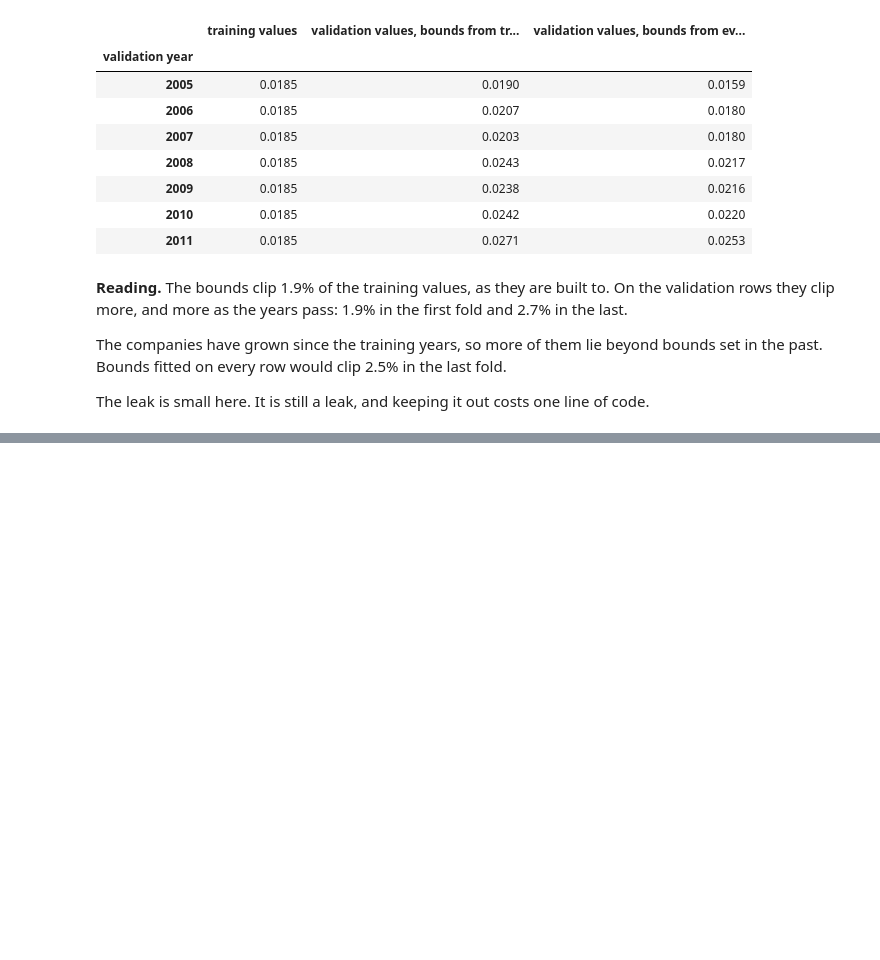
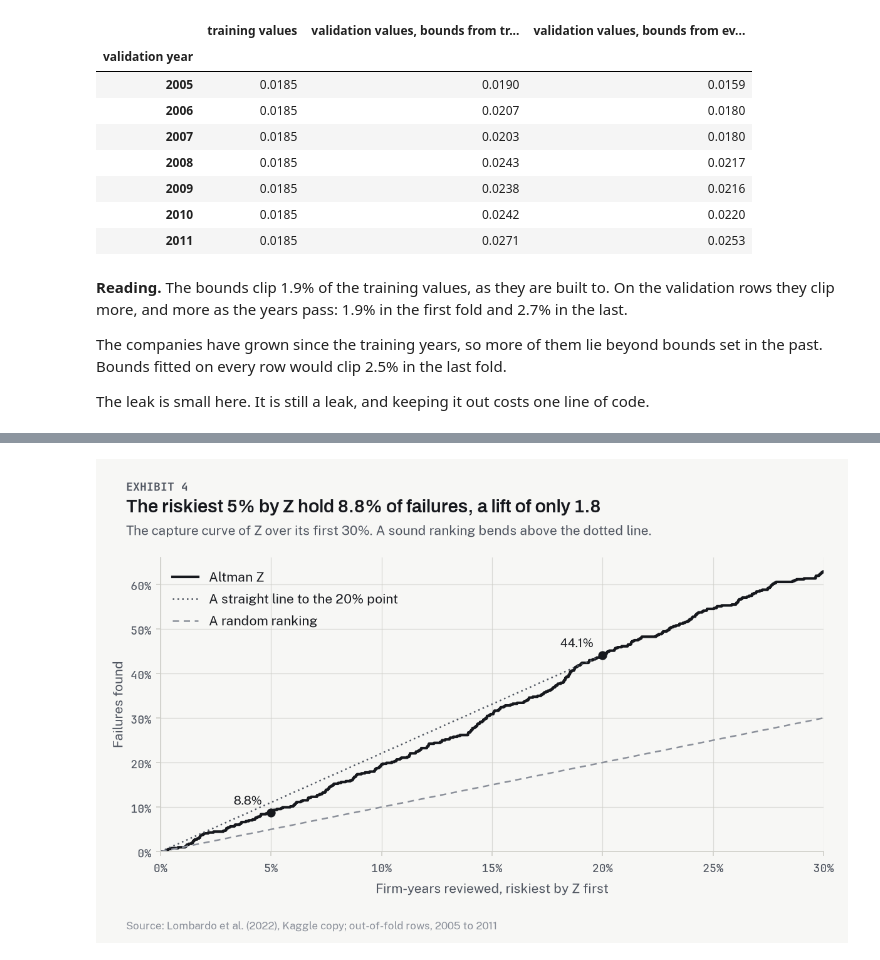
Before and after one commit to lenamonj/corp-default, a Jupyter notebook: notebooks/04_the_yardstick.ipynb, the cells around one changed output, grey strips where cells are left out. Saved outputs shown, nothing was run; the diff lists cells and outputs as text; code cells hidden in the pictures; blank space fills up the shorter version.

```diff
--- a/notebooks/04_the_yardstick.ipynb
+++ b/notebooks/04_the_yardstick.ipynb
@@ -1090,0 +1048,43 @@ viz.exhibit(
+# %%
+z_y, z_pct = z_oof["target"].to_numpy(), z_oof["pct"].to_numpy()
+z_reviewed, z_captured = capture_curve(z_y, z_pct)
+TOP, WIDER = 0.05, 0.20  # the first slice of the ranking, and a wider one to compare it with
+at_top, at_wider = (z_captured[round(share * len(z_y))] for share in (TOP, WIDER))
+lift_top = at_top / TOP
+lift_next = (at_wider - at_top) / (WIDER - TOP)
+# The title and the reading say the ranking is steeper after its first slice. Checked here.
+assert lift_next > lift_top
+
+store.put("z_top", TOP)
+store.put("z_next", WIDER - TOP)
+store.put("z_capture_top", at_top)
+store.put("z_lift_top", lift_top)
+store.put("z_capture_next", at_wider - at_top)
+store.put("z_lift_next", lift_next)
+
+fig, ax = plt.subplots(figsize=(viz.EXHIBIT_WIDTH_IN, 3.8))
+ax.plot(z_reviewed, z_captured, color=viz.INK, label="Altman Z")
+ax.plot([0, WIDER], [0, at_wider], color=viz.SLATE, linewidth=1.2, linestyle=(0, (1, 2)),
+        label=f"A straight line to the {WIDER:.0%} point")  # fmt: skip
+ax.plot(
+    [0, 1], [0, 1], color=viz.MIST, linewidth=1.2, linestyle=(0, (4, 3)), label="A random ranking"
+)
+for share, found in ((TOP, at_top), (WIDER, at_wider)):
+    ax.scatter(share, found, s=34, color=viz.INK, zorder=3)
+    ax.annotate(f"{found:.1%}", (share, found), xytext=(-7, 6), textcoords="offset points",
+                ha="right", size=9)  # fmt: skip
+ax.set_xlim(0, 0.3)
+ax.set_ylim(0, z_captured[round(0.3 * len(z_y))] * 1.05)
+ax.xaxis.set_major_formatter(PercentFormatter(1.0, decimals=0))
+ax.yaxis.set_major_formatter(PercentFormatter(1.0, decimals=0))
+ax.set_xlabel("Firm-years reviewed, riskiest by Z first")
+ax.set_ylabel("Failures found")
+ax.legend(loc="upper left")
+viz.exhibit(
+    fig,
+    f"The riskiest {TOP:.0%} by Z hold {at_top:.1%} of failures, a lift of only {lift_top:.1f}",
+    "The capture curve of Z over its first 30%. A sound ranking bends above the dotted line.",
+    OOF_SOURCE,
+)
+# %% [output]
+[figure, added]
```
Also changed, not shown: parts of 100 cells of this notebook, 4 other files.
